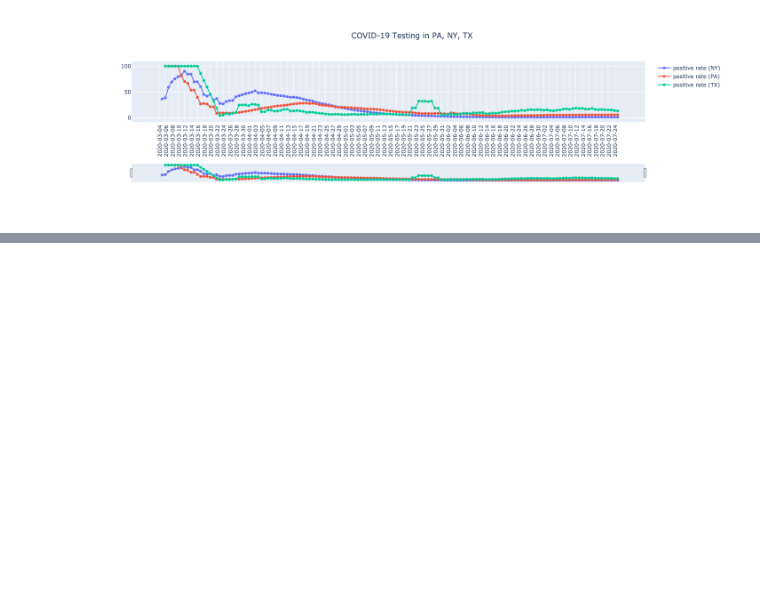
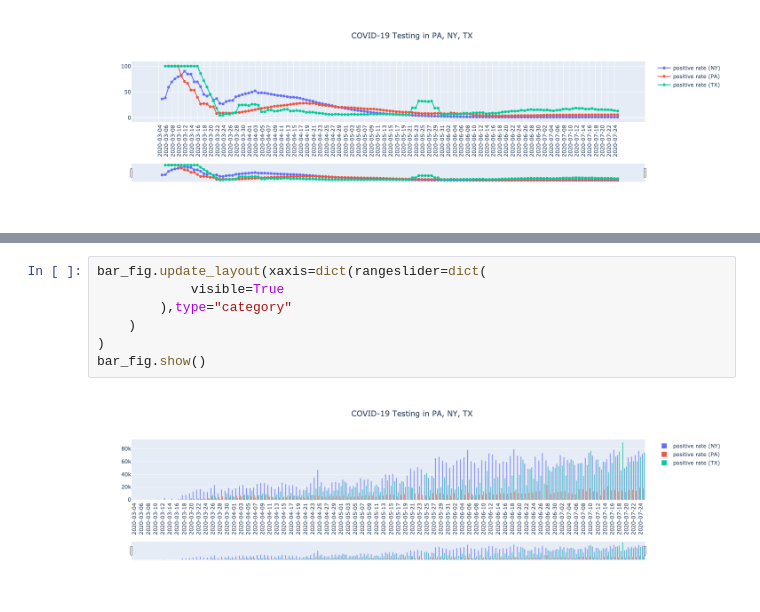
Before and after one commit to thoo/codelabs2020, a Jupyter notebook: week3/visualization.ipynb, the cells around one changed output, grey strips where cells are left out. Cells and saved outputs as stored; diff of their text form; blank space fills up the shorter version.

```diff
--- a/week3/visualization.ipynb
+++ b/week3/visualization.ipynb
@@ -109,0 +122,9 @@ new_fig.show()
+# %%
+bar_fig.update_layout(xaxis=dict(rangeslider=dict(
+            visible=True
+        ),type="category"
+    )
+)
+bar_fig.show()
+# %% [output]
+[figure, added]
```
Also changed, not shown: parts of 1 cell of this notebook.
